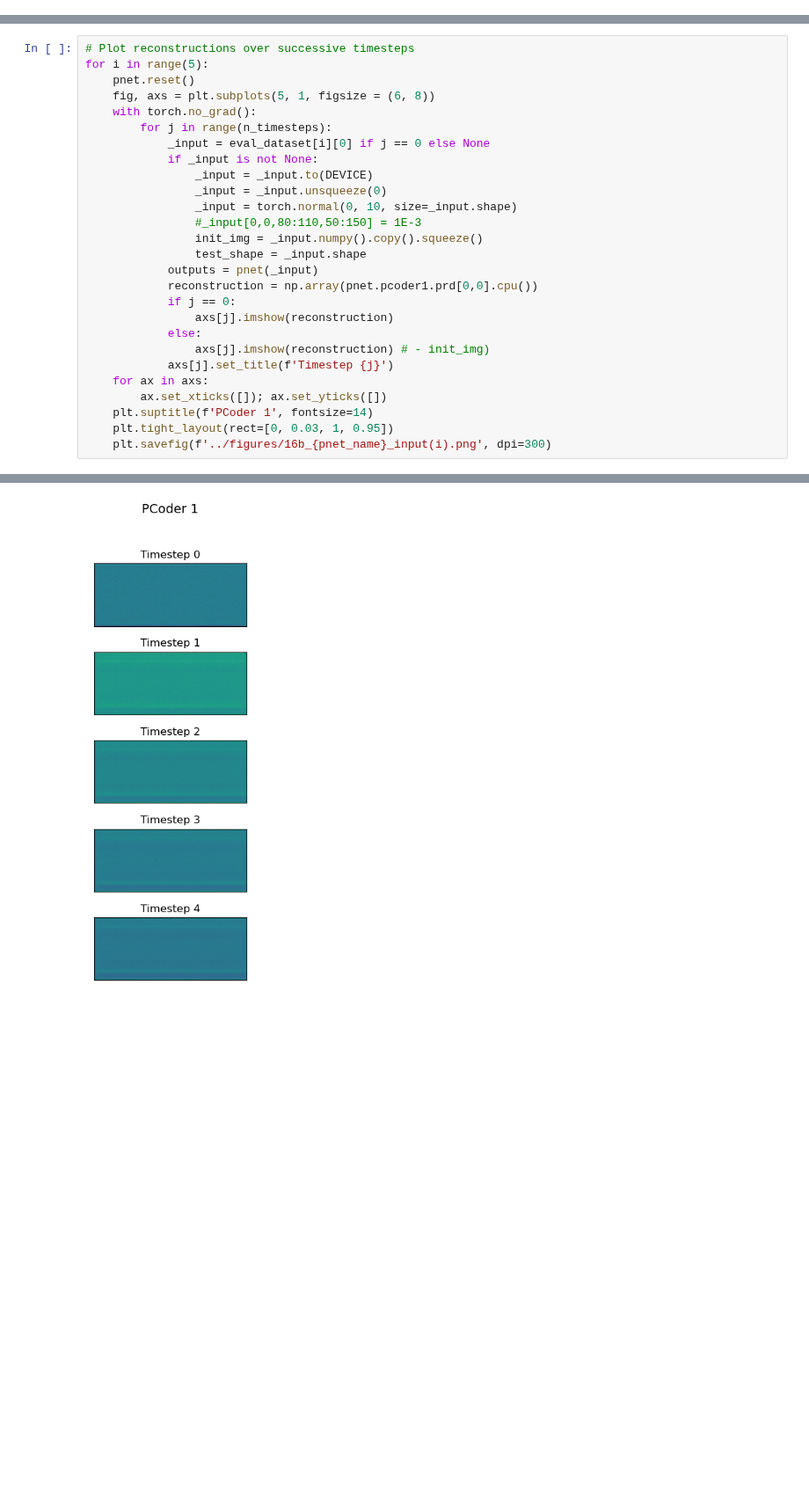
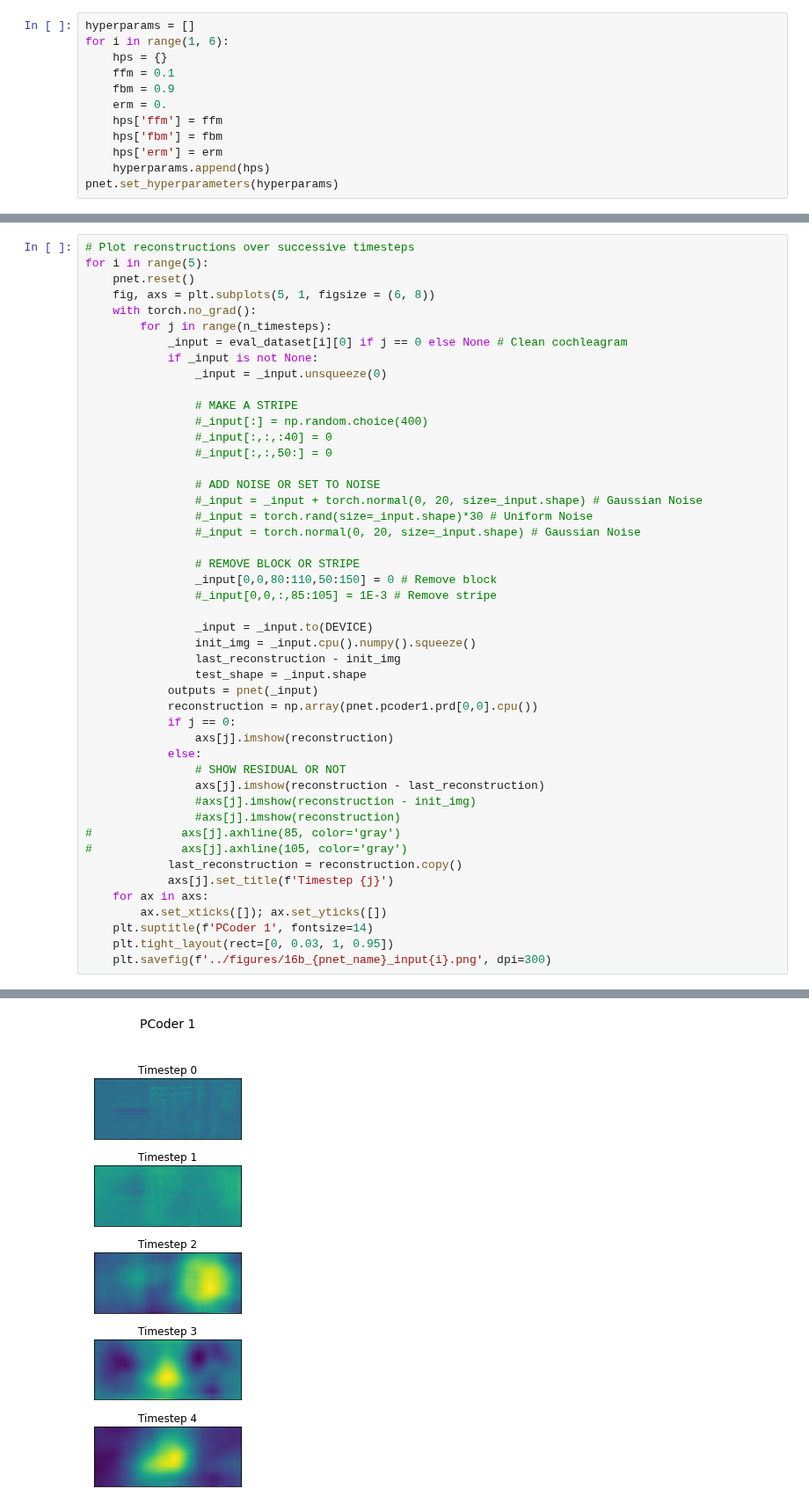
Before and after one commit to chingf/hallucnn, a Jupyter notebook: notebooks/16b-test-gamma-reconstruction.ipynb, the cells around one changed output, grey strips where cells are left out. Shown at 88% size. Cells and saved outputs as stored; diff of their text form; blank space fills up the shorter version.

```diff
--- a/notebooks/16b-test-gamma-reconstruction.ipynb
+++ b/notebooks/16b-test-gamma-reconstruction.ipynb
@@ -54,0 +57,12 @@ PCoder5 : ffm: 0.300    fbm: 0.300      erm: 0.010
+# %%
+hyperparams = []
+for i in range(1, 6):
+    hps = {}
+    ffm = 0.1
+    fbm = 0.9
+    erm = 0.
+    hps['ffm'] = ffm
+    hps['fbm'] = fbm
+    hps['erm'] = erm
+    hyperparams.append(hps)
+pnet.set_hyperparameters(hyperparams)
@@ -65,24 +93,44 @@ for i in range(5):
     fig, axs = plt.subplots(5, 1, figsize = (6, 8))
     with torch.no_grad():
         for j in range(n_timesteps):
-            _input = eval_dataset[i][0] if j == 0 else None
+            _input = eval_dataset[i][0] if j == 0 else None # Clean cochleagram
             if _input is not None:
+                _input = _input.unsqueeze(0)
+
+                # MAKE A STRIPE
+                #_input[:] = np.random.choice(400)
+                #_input[:,:,:40] = 0
+                #_input[:,:,50:] = 0
+
+                # ADD NOISE OR SET TO NOISE
+                #_input = _input + torch.normal(0, 20, size=_input.shape) # Gaussian Noise
+                #_input = torch.rand(size=_input.shape)*30 # Uniform Noise
+                #_input = torch.normal(0, 20, size=_input.shape) # Gaussian Noise
+
+                # REMOVE BLOCK OR STRIPE
+                _input[0,0,80:110,50:150] = 0 # Remove block
+                #_input[0,0,:,85:105] = 1E-3 # Remove stripe
+
                 _input = _input.to(DEVICE)
-                _input = _input.unsqueeze(0)
-                _input = torch.normal(0, 10, size=_input.shape)
-                #_input[0,0,80:110,50:150] = 1E-3
-                init_img = _input.numpy().copy().squeeze()
+                init_img = _input.cpu().numpy().squeeze()
+                last_reconstruction - init_img
                 test_shape = _input.shape
             outputs = pnet(_input)
             reconstruction = np.array(pnet.pcoder1.prd[0,0].cpu())
             if j == 0:
                 axs[j].imshow(reconstruction)
             else:
-                axs[j].imshow(reconstruction) # - init_img)
+                # SHOW RESIDUAL OR NOT
+                axs[j].imshow(reconstruction - last_reconstruction)
+                #axs[j].imshow(reconstruction - init_img)
+                #axs[j].imshow(reconstruction)
+#             axs[j].axhline(85, color='gray')
+#             axs[j].axhline(105, color='gray')
+            last_reconstruction = reconstruction.copy()
             axs[j].set_title(f'Timestep {j}')
     for ax in axs:
         ax.set_xticks([]); ax.set_yticks([])
     plt.suptitle(f'PCoder 1', fontsize=14)
     plt.tight_layout(rect=[0, 0.03, 1, 0.95])
-    plt.savefig(f'../figures/16b_{pnet_name}_input(i).png', dpi=300)
+    plt.savefig(f'../figures/16b_{pnet_name}_input{i}.png', dpi=300)
 # %% [output]
@@ -93 +141 @@ for i in range(5):
-[figure, old version]
+[figure, new version]
```
Also changed, not shown: parts of 11 cells of this notebook, 5 other files.
